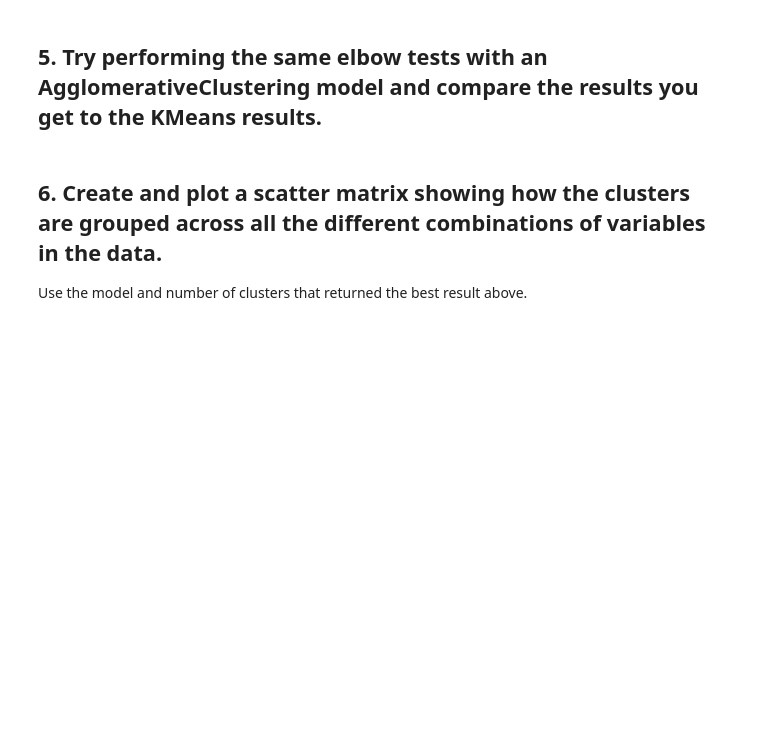
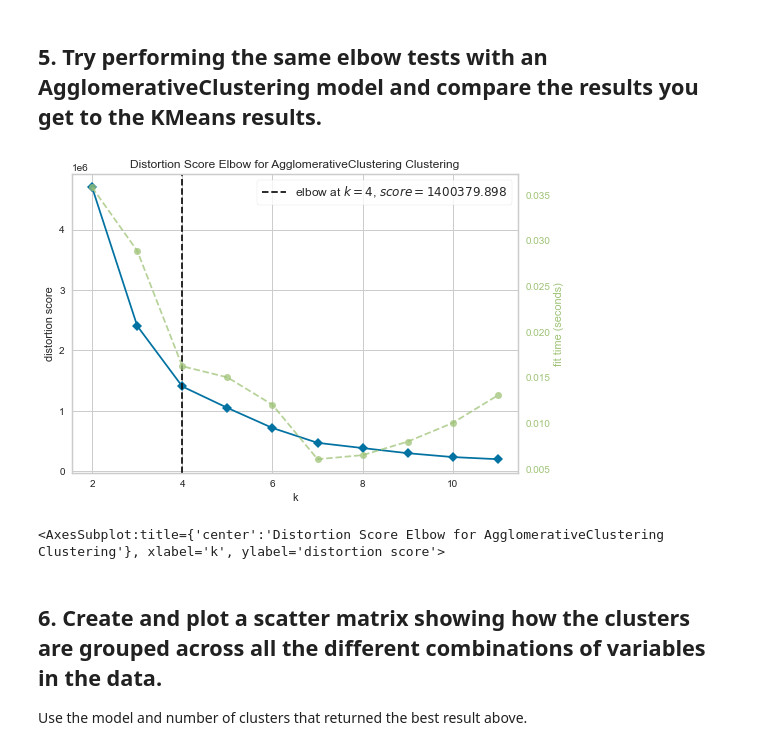
Before and after one commit to ta-data-lis/lab-learning-evaluation, a Jupyter notebook: your-code/main.ipynb, the cells around one changed output. Saved outputs shown, nothing was run; the diff lists cells and outputs as text; code cells hidden in the pictures; blank space fills up the shorter version.

```diff
--- a/your-code/main.ipynb
+++ b/your-code/main.ipynb
@@ -30,5 +128,14 @@ The Yellowbrick library has 3 metrics that you can plot using the `metric` param
 # %% [markdown]
 ## 5. Try performing the same elbow tests with an AgglomerativeClustering model and compare the results you get to the KMeans results.
+# %%
+w_agg = AgglomerativeClustering()
+
+graph2 = KElbowVisualizer(w_agg, k=(2,12))
+graph2.fit(x)
+graph2.show()
+# %% [output]
+[figure, added]
+<AxesSubplot:title={'center':'Distortion Score Elbow for AgglomerativeClustering Clustering'}, xlabel='k', ylabel='distortion score'>
 # %% [markdown]
 ## 6. Create and plot a scatter matrix showing how the clusters are grouped across all the different combinations of variables in the data.
 
```
Also changed, not shown: parts of 11 cells of this notebook.
